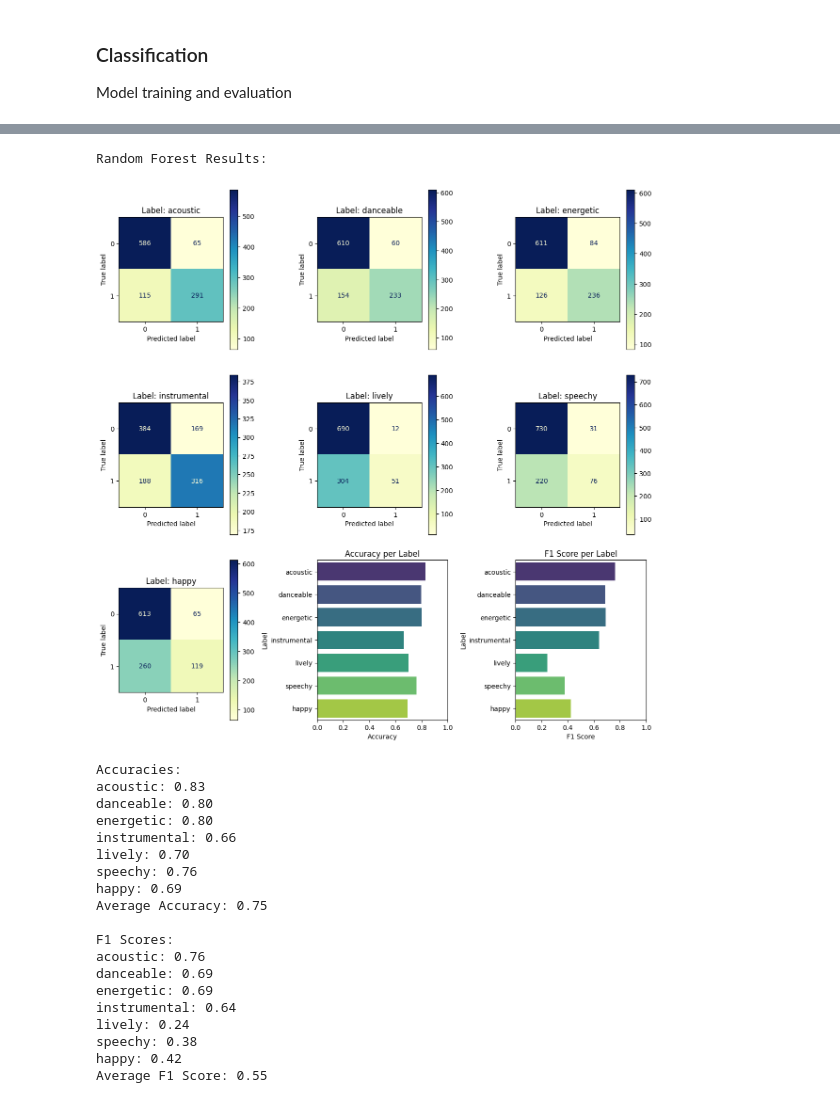
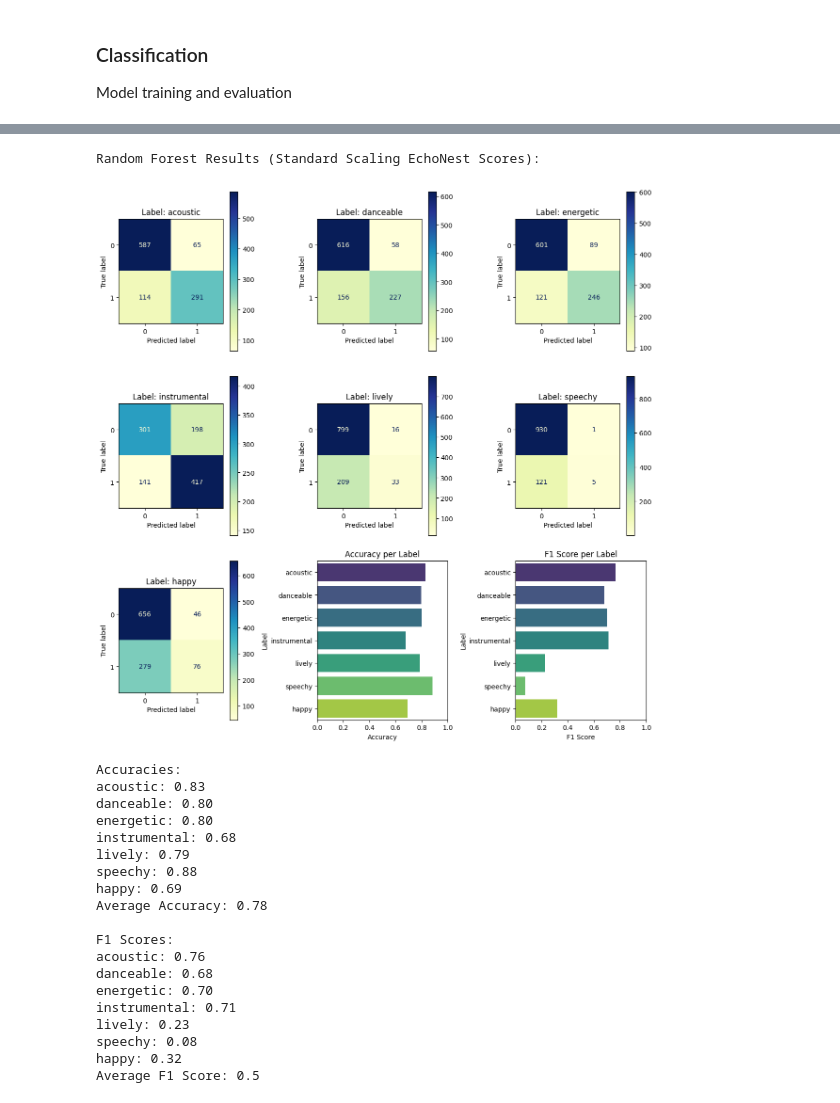
Before and after one commit to jasont7/music-tagging-project, a Jupyter notebook: main.ipynb, the cells around one changed output, grey strips where cells are left out. Drawn from its saved outputs; the diff is of its cells as text; code cells hidden in the pictures.

```diff
--- a/main.ipynb
+++ b/main.ipynb
@@ -246,0 +277,10 @@ y shape: (5281, 7)
+# %%
+# X = get_audio_features(from_disk=False, audio_dir='../A4/fma_medium_trimmed')
+X = get_audio_features(from_disk=True)
+
+# y1 = get_labels(from_disk=False, tags_path='data/echonest_labels_std.csv', save_path='features/targets_std.npy')
+# y1 = get_labels(from_disk=False, tags_path='data/echonest_labels_gaussian.csv', save_path='features/targets_std.npy')
+y1 = get_labels(from_disk=True, save_path='features/targets_std.npy')
+y2 = get_labels(from_disk=True, save_path='features/targets_gaussian.npy')
+
+print(X.shape, y1.shape, y2.shape)
@@ -247,3 +289,6 @@ y shape: (5281, 7)
+# %%
+X_train, X_test, y1_train, y1_test = train_test_split(X, y1, test_size=0.2, random_state=42)
+_, _, y2_train, y2_test = train_test_split(X, y2, test_size=0.2, random_state=42)
 # %% [markdown]
 ### Classification
 Model training and evaluation
@@ -293,7 +338,7 @@ def eval_classifier(model, X_test, y_test, labels):
     y_pred = model.predict(X_test)
 
     # Display settings
-    n_labels = y.shape[1]
+    n_labels = len(label_names)
     n_cols = 3
     n_rows = (n_labels + n_cols - 1) // n_cols
     _, axes = plt.subplots(nrows=n_rows, ncols=n_cols, figsize=(n_cols * 4, n_rows * 4))
@@ -382,32 +415,32 @@ Best params: {'classification__alpha': 0.0005, 'classification__hidden_layer_siz
 # %%
 ## LOAD TRAINED MODEL FROM DISK ##
 
-best_rf_model = joblib.load('models/best_rf_model.joblib')
-best_mlp_model = joblib.load('models/best_mlp_model.joblib')
+best_rf_model1 = joblib.load('models/best_rf_model1.joblib')
+best_rf_model2 = joblib.load('models/best_rf_model2.joblib')
+best_mlp_model1 = joblib.load('models/best_mlp_model1.joblib')
+best_mlp_model2 = joblib.load('models/best_mlp_model2.joblib')
 # %%
-labels = list(EN_feature_mapping.values())
-
-print("Random Forest Results:")
-eval_classifier(best_rf_model, X_test, y_test, labels)
+print("Random Forest Results (Standard Scaling EchoNest Scores):")
+eval_classifier(best_rf_model1, X_test, y1_test, label_names)
 # %% [output]
-Random Forest Results:
+Random Forest Results (Standard Scaling EchoNest Scores):
-[figure, old version]
+[figure, new version]
 Accuracies:
 acoustic: 0.83
 danceable: 0.80
 energetic: 0.80
-instrumental: 0.66
-lively: 0.70
-speechy: 0.76
+instrumental: 0.68
+lively: 0.79
+speechy: 0.88
 happy: 0.69
-Average Accuracy: 0.75
+Average Accuracy: 0.78
 
 F1 Scores:
 acoustic: 0.76
-danceable: 0.69
-energetic: 0.69
-instrumental: 0.64
-lively: 0.24
-speechy: 0.38
-happy: 0.42
-Average F1 Score: 0.55
+danceable: 0.68
+energetic: 0.70
+instrumental: 0.71
+lively: 0.23
+speechy: 0.08
+happy: 0.32
+Average F1 Score: 0.5
```
Also changed, not shown: parts of 20 cells of this notebook, 5 other files.
